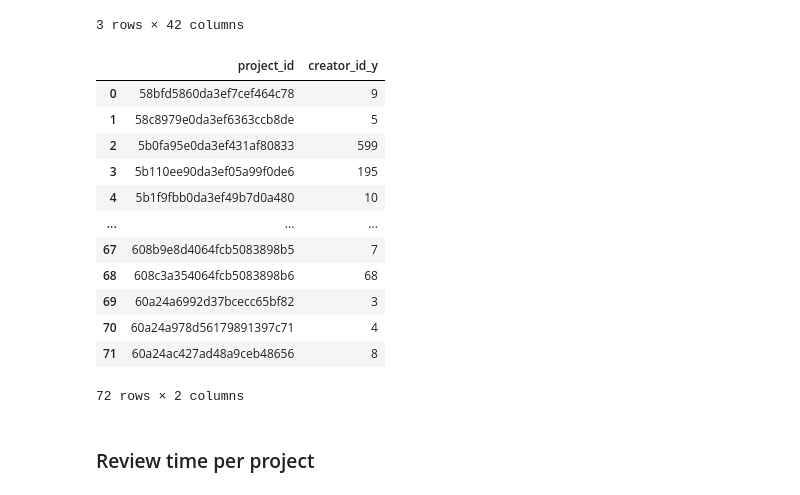
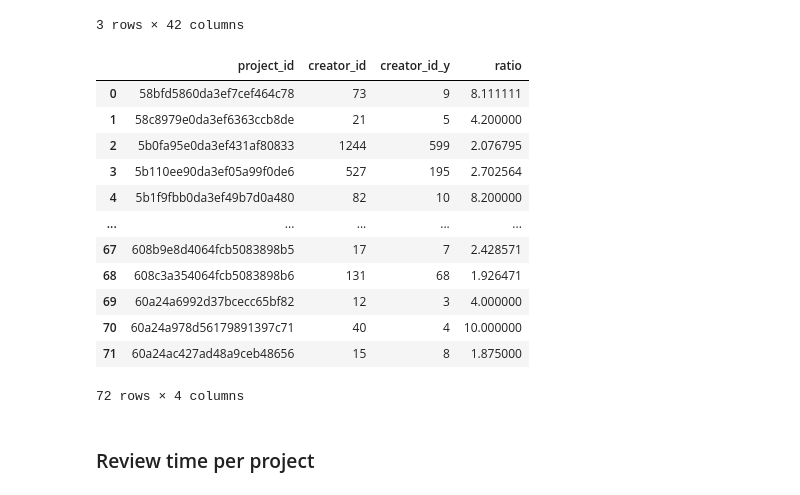
Before and after one commit to yy30537/AODFSE_14, a Jupyter notebook: msrshark.ipynb, the cells around one changed output. Saved outputs shown, nothing was run; the diff lists cells and outputs as text; code cells hidden in the pictures.

```diff
--- a/msrshark.ipynb
+++ b/msrshark.ipynb
@@ -123,21 +127,7 @@ df_reviewer_list.head(3)
 | 2 | 5ff1886a3fba52c925be8926 | 58c8979e0da3ef6363ccb8de | https://api.github.com/repos/apac... | 2021-01-03 10:03:38.742 | 5ff1886a3fba52c925be8926 | 5ff188843fba52c925be89c6 | 71 | Ivy main/standalone: Patch to inc... | ... |
 3 rows × 42 columns
 # %%
-df_group_by_project = df_reviewer_list.groupby('project_id')
+df_reviewer_group_by_project = df_reviewer_list.groupby('project_id')
 #print(df_group_by_project.get_group("58c8979e0da3ef6363ccb8de"))
-df_group_by_project_stastic = df_group_by_project['creator_id_y'].nunique()
-df_group_by_project_stastic.reset_index()
+df_reviewer_group_by_project_stastic = df_reviewer_group_by_project['creator_id_y'].nunique()
+df_reviewer_count = df_reviewer_group_by_project_stastic.reset_index()
-# %% [output]
-|  | project_id | creator_id_y |
-| 0 | 58bfd5860da3ef7cef464c78 | 9 |
-| 1 | 58c8979e0da3ef6363ccb8de | 5 |
-| 2 | 5b0fa95e0da3ef431af80833 | 599 |
-| 3 | 5b110ee90da3ef05a99f0de6 | 195 |
-| 4 | 5b1f9fbb0da3ef49b7d0a480 | 10 |
-| ... | ... | ... |
-| 67 | 608b9e8d4064fcb5083898b5 | 7 |
-| 68 | 608c3a354064fcb5083898b6 | 68 |
-| 69 | 60a24a6992d37bcecc65bf82 | 3 |
-| 70 | 60a24a978d56179891397c71 | 4 |
-| 71 | 60a24ac427ad48a9ceb48656 | 8 |
-72 rows × 2 columns
@@ -144,3 +136,30 @@ df_group_by_project_stastic.reset_index()
+# %%
+# Join
+df_review_project_list = pd.merge(df_pull_request_system, df_pull_request, on='pull_request_system_id')
+df_contributor_project_group_by_project = df_review_project_list.groupby('project_id')
+
+df_contributor_project_group_by_project_stastic = df_contributor_project_group_by_project['creator_id'].nunique()
+df_contributor_count = df_contributor_project_group_by_project_stastic.reset_index()
+# %%
+# Calculate contributor-reviewer ratio
+df_contributor_reviewer_count = pd.merge(df_contributor_count,df_reviewer_count,on = 'project_id')
+df_contributor_reviewer_count.insert(df_contributor_reviewer_count.shape[1], 'ratio', 0)
+df_contributor_reviewer_count['ratio']=df_contributor_reviewer_count['creator_id']/df_contributor_reviewer_count['creator_id_y']
+df_contributor_reviewer_count
+# %% [output]
+|  | project_id | creator_id | creator_id_y | ratio |
+| 0 | 58bfd5860da3ef7cef464c78 | 73 | 9 | 8.111111 |
+| 1 | 58c8979e0da3ef6363ccb8de | 21 | 5 | 4.200000 |
+| 2 | 5b0fa95e0da3ef431af80833 | 1244 | 599 | 2.076795 |
+| 3 | 5b110ee90da3ef05a99f0de6 | 527 | 195 | 2.702564 |
+| 4 | 5b1f9fbb0da3ef49b7d0a480 | 82 | 10 | 8.200000 |
+| ... | ... | ... | ... | ... |
+| 67 | 608b9e8d4064fcb5083898b5 | 17 | 7 | 2.428571 |
+| 68 | 608c3a354064fcb5083898b6 | 131 | 68 | 1.926471 |
+| 69 | 60a24a6992d37bcecc65bf82 | 12 | 3 | 4.000000 |
+| 70 | 60a24a978d56179891397c71 | 40 | 4 | 10.000000 |
+| 71 | 60a24ac427ad48a9ceb48656 | 15 | 8 | 1.875000 |
+72 rows × 4 columns
 # %% [markdown]
 ### Review time per project
 # %% [markdown]
```
Also changed, not shown: parts of 7 cells of this notebook.
